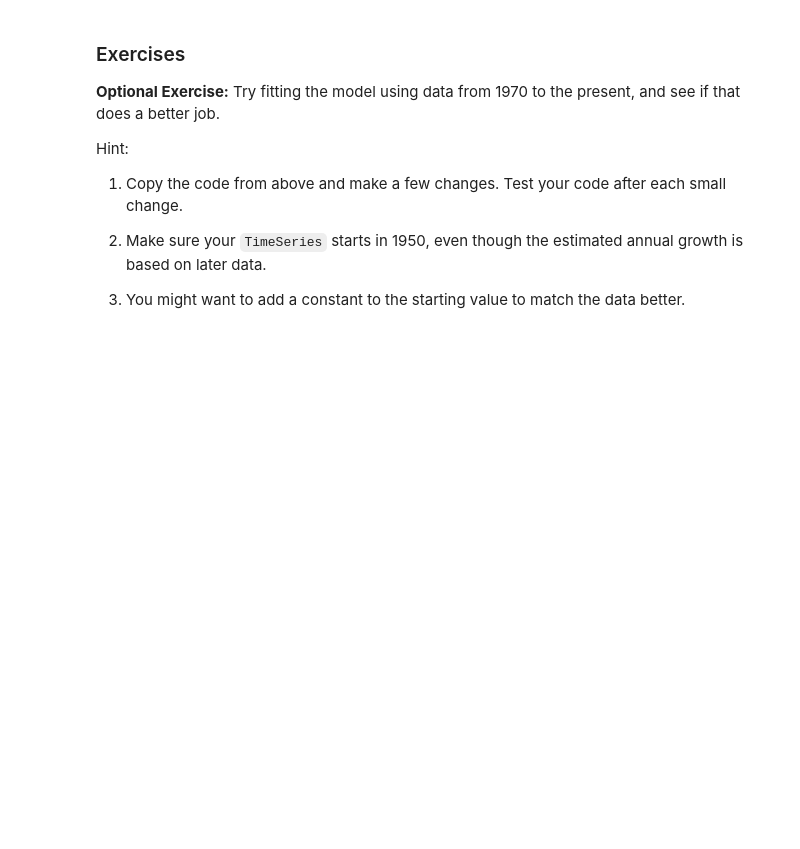
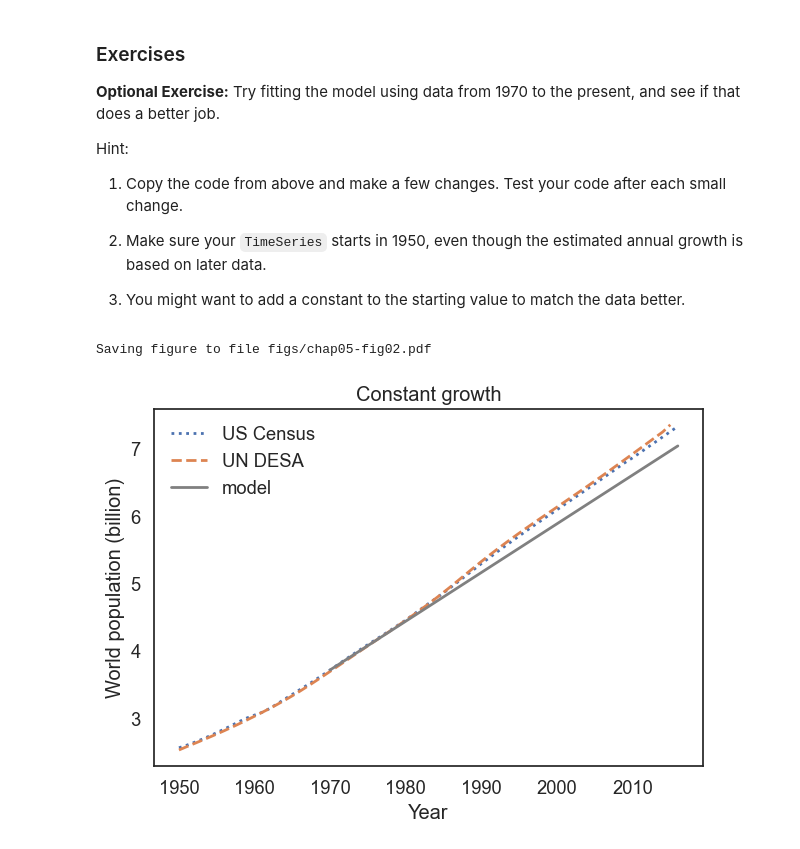
Before and after one commit to kac624/cuny, a Jupyter notebook: D604/hw2_chap05.ipynb, the cells around one changed output. Drawn from its saved outputs; the diff is of its cells as text; code cells hidden in the pictures; blank space fills up the shorter version.

```diff
--- a/D604/hw2_chap05.ipynb
+++ b/D604/hw2_chap05.ipynb
@@ -188,0 +330,20 @@ census.loc[1960:1970]
+# %%
+t_0 = 1970
+results = TimeSeries()
+results[t_0] = census[t_0]
+
+for t in linrange(t_0, t_end):
+    results[t+1] = results[t] + annual_growth
+
+plot(census, ':', label='US Census')
+plot(un, '--', label='UN DESA')
+plot(results, color='gray', label='model')
+
+decorate(xlabel='Year',
+         ylabel='World population (billion)',
+         title='Constant growth')
+
+savefig('figs/chap05-fig02.pdf')
+# %% [output]
+Saving figure to file figs/chap05-fig02.pdf
+[figure, added]
```
Also changed, not shown: parts of 32 cells of this notebook, 13 other files.
